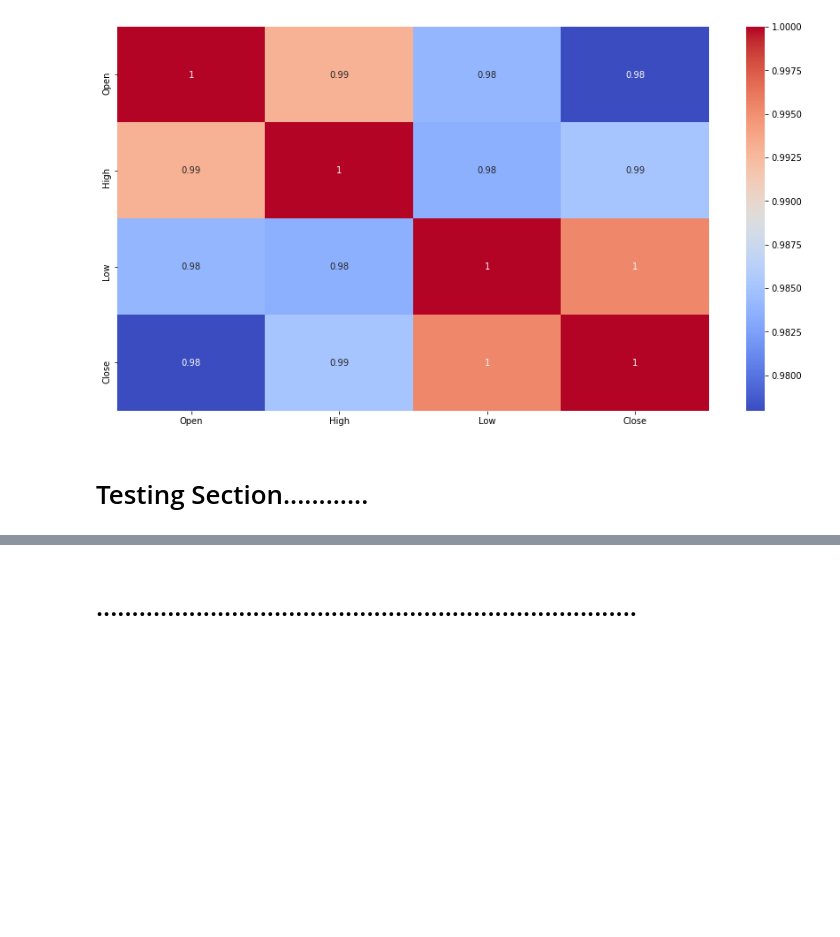
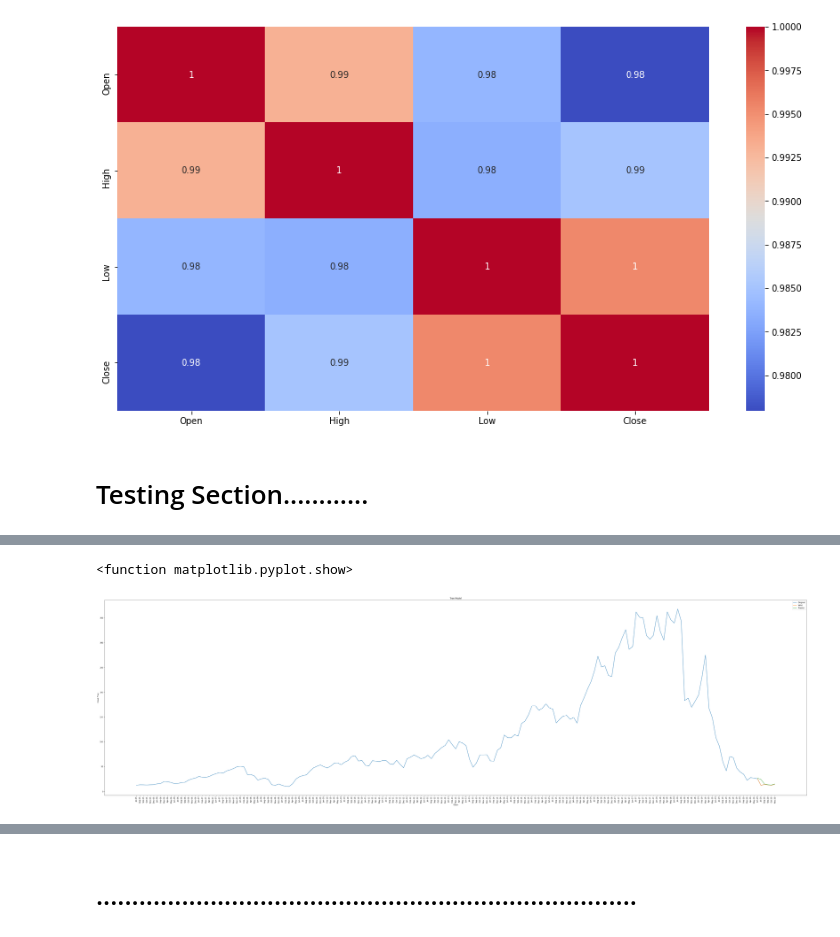
Before and after one commit to smkmohsin/Yes-Bank-Stock-Closing-Price-Prediction, a Jupyter notebook: Yes_Bank_Stock_Closing_Price_Prediction_Capstone_Project_.ipynb, the cells around one changed output, grey strips where cells are left out. Saved outputs shown, nothing was run; the diff lists cells and outputs as text; code cells hidden in the pictures; blank space fills up the shorter version.

```diff
--- a/Yes_Bank_Stock_Closing_Price_Prediction_Capstone_Project_.ipynb
+++ b/Yes_Bank_Stock_Closing_Price_Prediction_Capstone_Project_.ipynb
@@ -137,4 +137,4 @@ future_days = 25
 # %%
-# df['Prediction'] = df[['Close']].shift(-future_days)
+df['Prediction'] = df[['Close']].shift(-future_months)
 # %%
-X = df.iloc[:, :-1].values
+X = df.drop(['Prediction'],axis=1).iloc[:-future_months, :-1].values
@@ -161,5 +165,5 @@ array([[ 13.  ,  14.  ,  11.25],
 # %%
-y = df['Close'].values
+y = df['Close'][:-future_months].values
 # %%
 y
 # %% [output]
@@ -198,7 +198,7 @@ tree = DecisionTreeRegressor().fit(X_train, y_train)
 from sklearn.linear_model import LinearRegression
 lr = LinearRegression().fit(X_train, y_train)
 # %%
-X_future = df.iloc[:, :-1]
-X_future = X_future.tail(future_days).values
+X_future = df.drop(['Prediction'],1).iloc[:, :-1]
+X_future = X_future.tail(future_months).values
 X_future
 # %% [output]
@@ -238,17 +242,21 @@ df[X.shape[0]:].shape
 # %%
 predictions = tree_prediction
 
 valid = df[X.shape[0]:]
+# valid = df[X.shape[0]-future_months:]
 valid['Prediction'] = predictions
-plt.figure(figsize=(40,8))
+plt.figure(figsize=(70,20))
 plt.title('Tree Model')
 plt.xlabel('Days')
 plt.ylabel('Close Price')
 plt.plot(df['Close'])
 plt.plot(valid[['Close', 'Prediction']])
 plt.legend(['Original', 'Valid', 'Predict'])
 plt.xticks(rotation=90)
 plt.show
+# %% [output]
+<function matplotlib.pyplot.show>
+[figure, added]
 # %%
 predictions = lr_prediction
 
```
Also changed, not shown: parts of 12 cells of this notebook.
